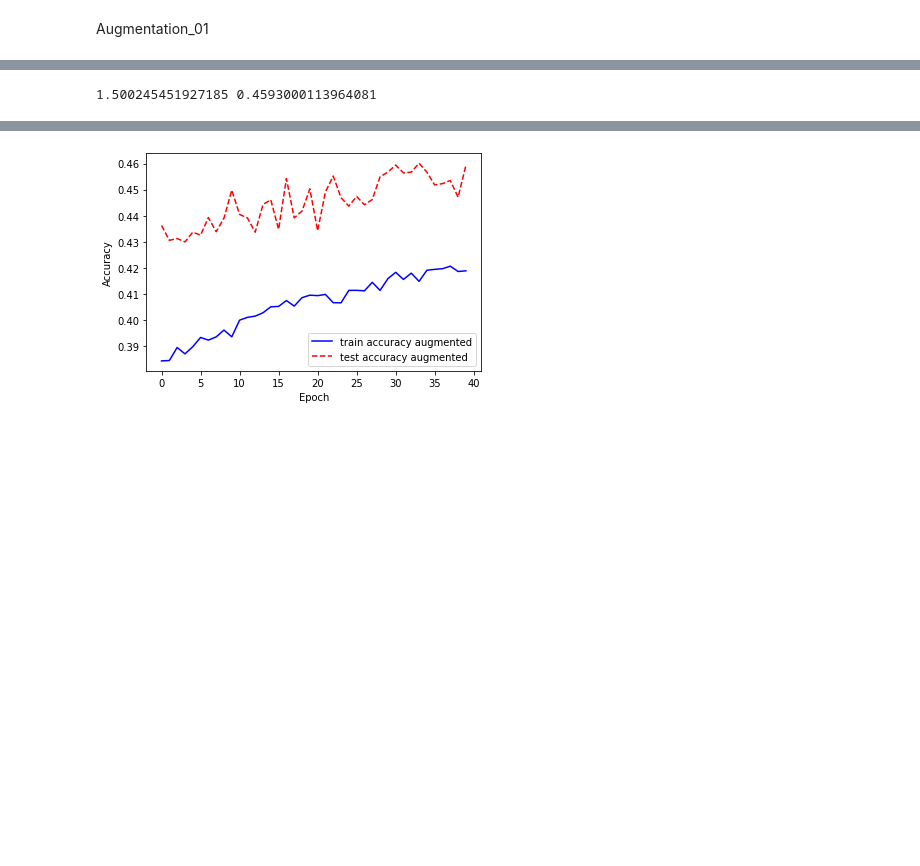
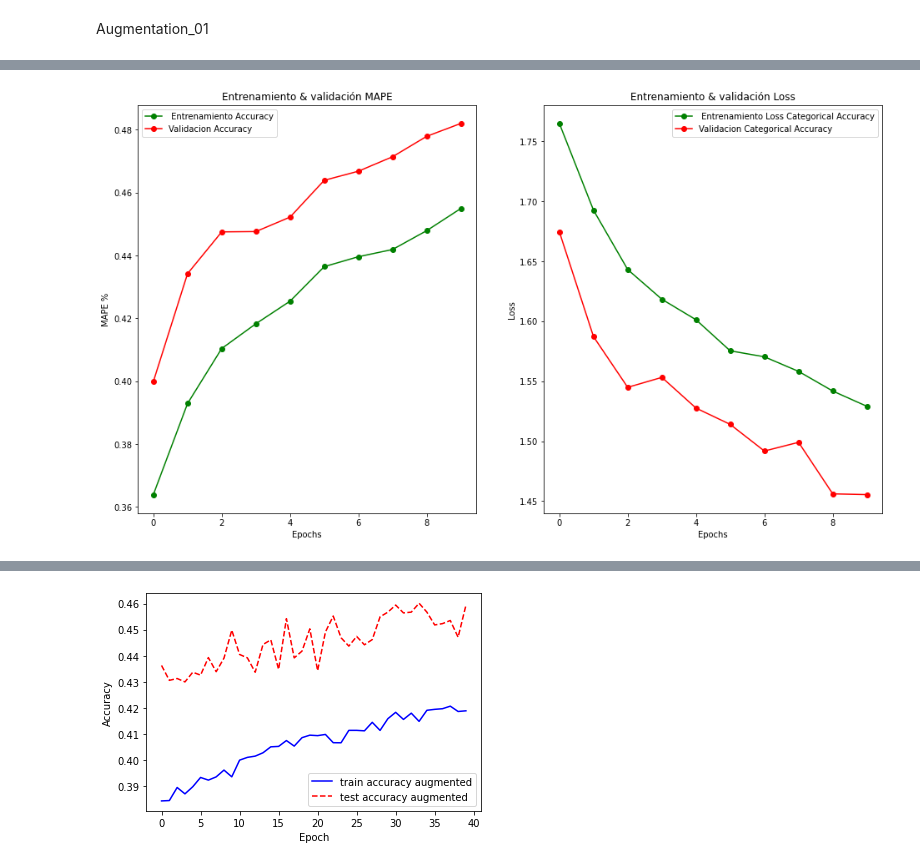
Before and after one commit to CamiloCorredor/CIFAR10, a Jupyter notebook: taller_1.ipynb, the cells around one changed output, grey strips where cells are left out. Cells and saved outputs as stored; diff of their text form; code cells hidden in the pictures; blank space fills up the shorter version.

Commit message:
Model Augmentation

```diff
--- a/taller_1.ipynb
+++ b/taller_1.ipynb
@@ -142,14 +151,0 @@ visualize_data(batch_images, batch_labels, class_names)
-# %%
-nodes_per_layer = [1024,512,256,128,64]
-dropout_rate = 0.3
-layers = []
-layers.append(tf.keras.layers.Flatten(input_shape=[32,32,3]))
-for nodes in nodes_per_layer:
-    layers.append(keras.layers.Dense(nodes, activation=tf.nn.relu)) # Using l2 regularization kernel_regularizer=tf.keras.regularizers.l2(l=0.0001)
-    layers.append(keras.layers.Dropout(dropout_rate))
-    layers.append(keras.layers.Softmax())
-    model_02 = keras.Sequential(layers)
-
-model_02.compile(optimizer='adam',
-              loss= keras.losses.sparse_categorical_crossentropy,
-              metrics=['sparse_categorical_crossentropy'])
@@ -156,13 +154,22 @@ model_02.compile(optimizer='adam',
+# %%
+model_02 = keras.models.Sequential()
+model_02.add(layers.Flatten(input_shape=[32,32,3]))
+model_02.add(layers.Dense(units=256, activation='relu'))
+model_02.add(layers.Dense(units=128, activation='relu'))
+model_02.add(layers.Dense(units=10, activation='softmax'))
+
+model_02.compile(optimizer='adam',
+              loss= 'categorical_crossentropy',
+              metrics=['accuracy'],
+              )
 # %%
-batch_size = 512
-epochs = 10
+m_aug = model_01
 datagen.fit(x_train)
 
-history_aug = model_02.fit(
-    datagen.flow(x_train, y_train, batch_size=batch_size),
-    epochs=epochs,
-    validation_data=0.2,
-    shuffle= True)
+hst_aug = model_02.fit(
+    datagen.flow(x_train, y_train, batch_size=32),
+    epochs=10,
+    validation_data=(x_test, y_test))
 # loss_aug, acc_aug = m_aug.evaluate(x_test,  y_test)
 # %% [output]
 Epoch 1/10
@@ -173,4 +195,4 @@ Detected at node 'sparse_categorical_crossentropy/SparseSoftmaxCrossEntropyWithL
-# %%
-print(loss_aug, acc_aug)
-# %% [output]
-1.500245451927185 0.4593000113964081
+# %%
+vis_res(hst_aug, 10)
+# %% [output]
+[figure, added]
```
Also changed, not shown: parts of 12 cells of this notebook.
